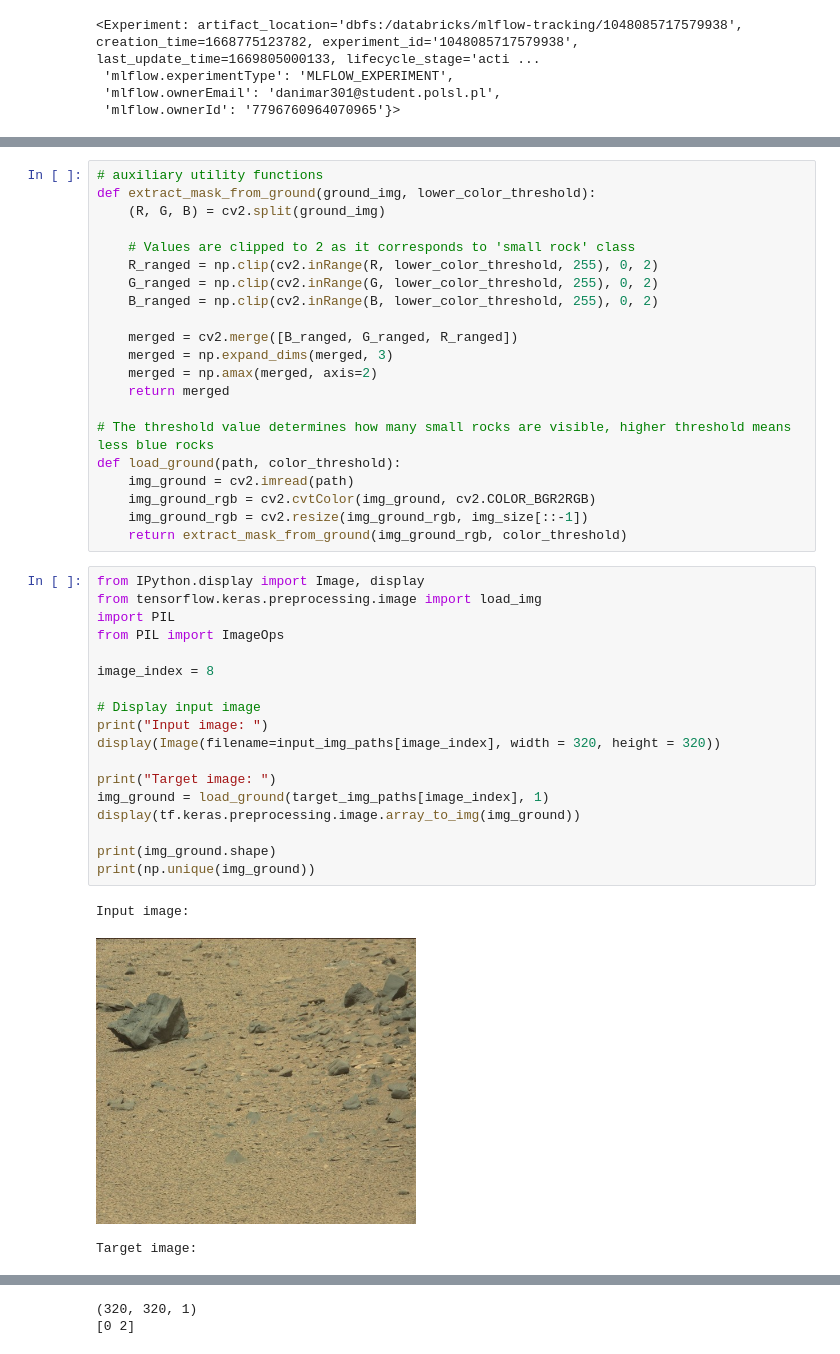
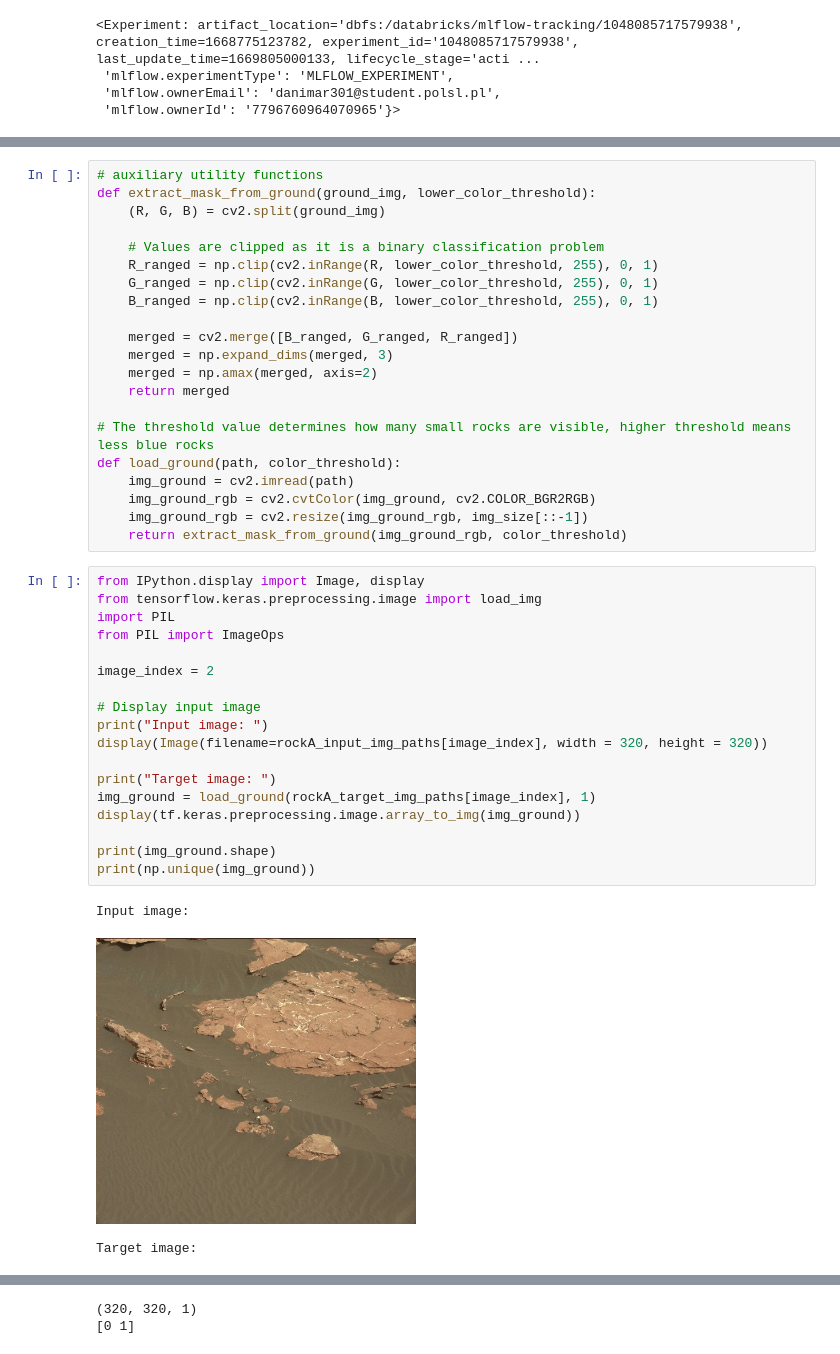
Before and after one commit to danielmarek22/Extraterrestial-Rock-Segmentation, a Jupyter notebook: Mars-Data-Exploration.ipynb, the cells around one changed output, grey strips where cells are left out. Cells and saved outputs as stored; diff of their text form.

```diff
--- a/Mars-Data-Exploration.ipynb
+++ b/Mars-Data-Exploration.ipynb
@@ -71,10 +100,10 @@ Number of target samples: 204
 def extract_mask_from_ground(ground_img, lower_color_threshold):
     (R, G, B) = cv2.split(ground_img)
 
-    # Values are clipped to 2 as it corresponds to 'small rock' class
-    R_ranged = np.clip(cv2.inRange(R, lower_color_threshold, 255), 0, 2)
-    G_ranged = np.clip(cv2.inRange(G, lower_color_threshold, 255), 0, 2)
-    B_ranged = np.clip(cv2.inRange(B, lower_color_threshold, 255), 0, 2)
+    # Values are clipped as it is a binary classification problem
+    R_ranged = np.clip(cv2.inRange(R, lower_color_threshold, 255), 0, 1)
+    G_ranged = np.clip(cv2.inRange(G, lower_color_threshold, 255), 0, 1)
+    B_ranged = np.clip(cv2.inRange(B, lower_color_threshold, 255), 0, 1)
 
     merged = cv2.merge([B_ranged, G_ranged, R_ranged])
     merged = np.expand_dims(merged, 3)
@@ -90,22 +119,22 @@ def load_ground(path, color_threshold):
 # %%
 from IPython.display import Image, display
 from tensorflow.keras.preprocessing.image import load_img
 import PIL
 from PIL import ImageOps
 
-image_index = 8
+image_index = 2
 
 # Display input image
 print("Input image: ")
-display(Image(filename=input_img_paths[image_index], width = 320, height = 320))
+display(Image(filename=rockA_input_img_paths[image_index], width = 320, height = 320))
 
 print("Target image: ")
-img_ground = load_ground(target_img_paths[image_index], 1)
+img_ground = load_ground(rockA_target_img_paths[image_index], 1)
 display(tf.keras.preprocessing.image.array_to_img(img_ground))
 
 print(img_ground.shape)
 print(np.unique(img_ground))
 # %% [output]
 Input image:
-[figure, old version]
+[figure, new version]
 Target image:
@@ -113,2 +142,2 @@ Target image:
 (320, 320, 1)
-[0 2]
+[0 1]
```
Also changed, not shown: parts of 15 cells of this notebook, 4 other files.
